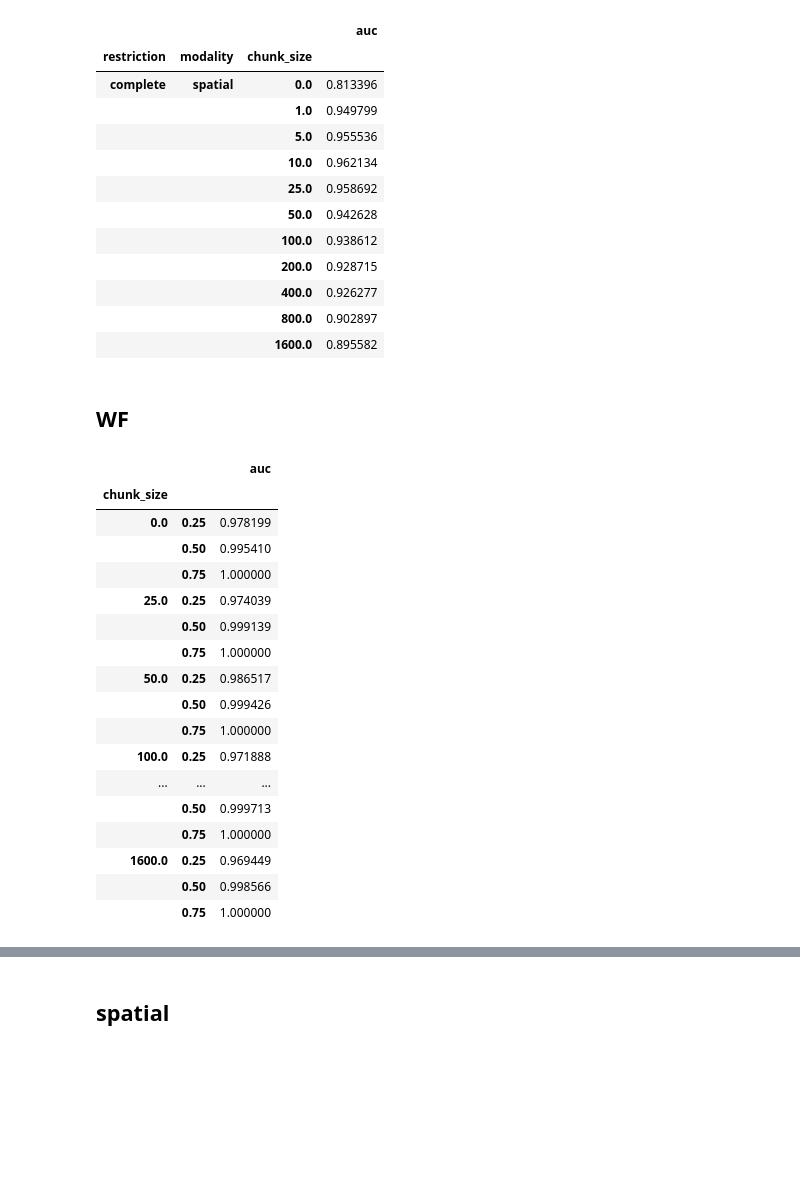
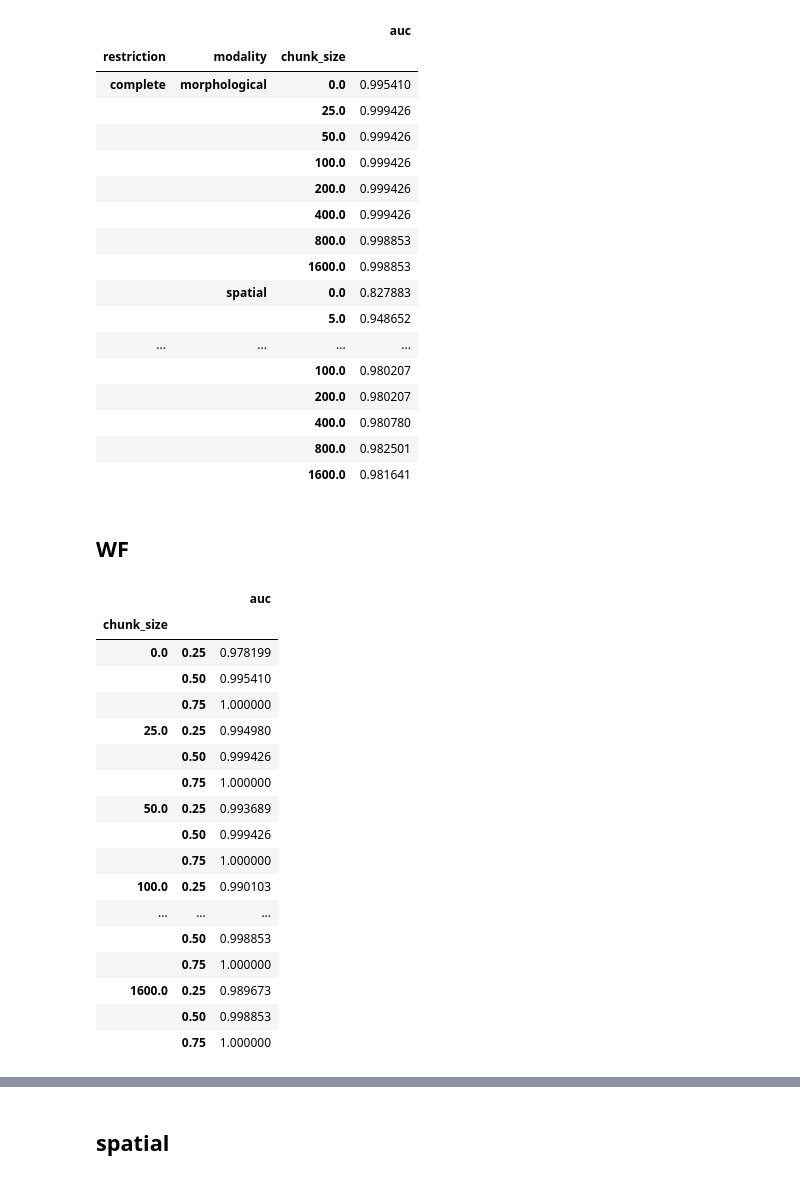
Before and after one commit to LiorSukman/Stark-Lab-Project, a Jupyter notebook: chunking_results_V0.ipynb, the cells around one changed output, grey strips where cells are left out. Saved outputs shown, nothing was run; the diff lists cells and outputs as text; code cells hidden in the pictures; blank space fills up the shorter version.

```diff
--- a/chunking_results.ipynb
+++ b/chunking_results_V0.ipynb
@@ -7,34 +7,45 @@ import scipy.stats as stats
 pd.options.display.max_columns = 500
 pd.options.display.max_rows = 500
 # %%
-PATH = 'ml/results_rf_110822_rich_v2.csv'
+PATH = 'ml/results_rf_290322_fix_imp.csv'
+PATH_SPAT = 'ml/results_rf_spatial_combined.csv'
 # %%
 results = pd.read_csv(PATH, index_col=0)
-
-chunk_sizes = results.chunk_size.unique()
+results = results[results.modality != 'spatial']
+results_spat = pd.read_csv(PATH_SPAT, index_col=0)
+results = results.append(results_spat)
 
 complete = results[results.restriction == 'complete']
 complete = complete.dropna(how='all', axis=1)
 grouped_complete = complete.groupby(by=['restriction', 'modality', 'chunk_size'])
 grouped_complete[['auc']].median()
 # %% [output]
 |  |  |  | auc |
 | restriction | modality | chunk_size |  |
-| complete | spatial | 0.0 | 0.813396 |
-|  |  | 1.0 | 0.949799 |
-|  |  | 5.0 | 0.955536 |
-|  |  | 10.0 | 0.962134 |
-|  |  | 25.0 | 0.958692 |
-|  |  | 50.0 | 0.942628 |
-|  |  | 100.0 | 0.938612 |
-|  |  | 200.0 | 0.928715 |
-|  |  | 400.0 | 0.926277 |
-|  |  | 800.0 | 0.902897 |
-|  |  | 1600.0 | 0.895582 |
+| complete | morphological | 0.0 | 0.995410 |
+|  |  | 25.0 | 0.999426 |
+|  |  | 50.0 | 0.999426 |
+|  |  | 100.0 | 0.999426 |
+|  |  | 200.0 | 0.999426 |
+|  |  | 400.0 | 0.999426 |
+|  |  | 800.0 | 0.998853 |
+|  |  | 1600.0 | 0.998853 |
+|  | spatial | 0.0 | 0.827883 |
+|  |  | 5.0 | 0.948652 |
+| ... | ... | ... | ... |
+|  |  | 100.0 | 0.980207 |
+|  |  | 200.0 | 0.980207 |
+|  |  | 400.0 | 0.980780 |
+|  |  | 800.0 | 0.982501 |
+|  |  | 1600.0 | 0.981641 |
 # %% [markdown]
 ## WF
 # %%
 wf_res = complete[complete.modality == 'morphological']
+
+chunk_sizes = wf_res.chunk_size.unique()
+chunk_sizes.sort()
+
 grouped_wf = wf_res.groupby(by=['chunk_size'])
 grouped_wf[['auc']].quantile(q=[0.25, 0.5, 0.75])
 # %% [output]
@@ -43,18 +54,18 @@ grouped_wf[['auc']].quantile(q=[0.25, 0.5, 0.75])
 | 0.0 | 0.25 | 0.978199 |
 |  | 0.50 | 0.995410 |
 |  | 0.75 | 1.000000 |
-| 25.0 | 0.25 | 0.974039 |
-|  | 0.50 | 0.999139 |
-|  | 0.75 | 1.000000 |
-| 50.0 | 0.25 | 0.986517 |
+| 25.0 | 0.25 | 0.994980 |
 |  | 0.50 | 0.999426 |
 |  | 0.75 | 1.000000 |
-| 100.0 | 0.25 | 0.971888 |
+| 50.0 | 0.25 | 0.993689 |
+|  | 0.50 | 0.999426 |
+|  | 0.75 | 1.000000 |
+| 100.0 | 0.25 | 0.990103 |
 | ... | ... | ... |
-|  | 0.50 | 0.999713 |
+|  | 0.50 | 0.998853 |
 |  | 0.75 | 1.000000 |
-| 1600.0 | 0.25 | 0.969449 |
-|  | 0.50 | 0.998566 |
+| 1600.0 | 0.25 | 0.989673 |
+|  | 0.50 | 0.998853 |
 |  | 0.75 | 1.000000 |
 # %%
 wf_aucs = [wf_res.auc[wf_res.chunk_size == cs] for cs in chunk_sizes]
```
Also changed, not shown: parts of 13 cells of this notebook, 11 other files.
